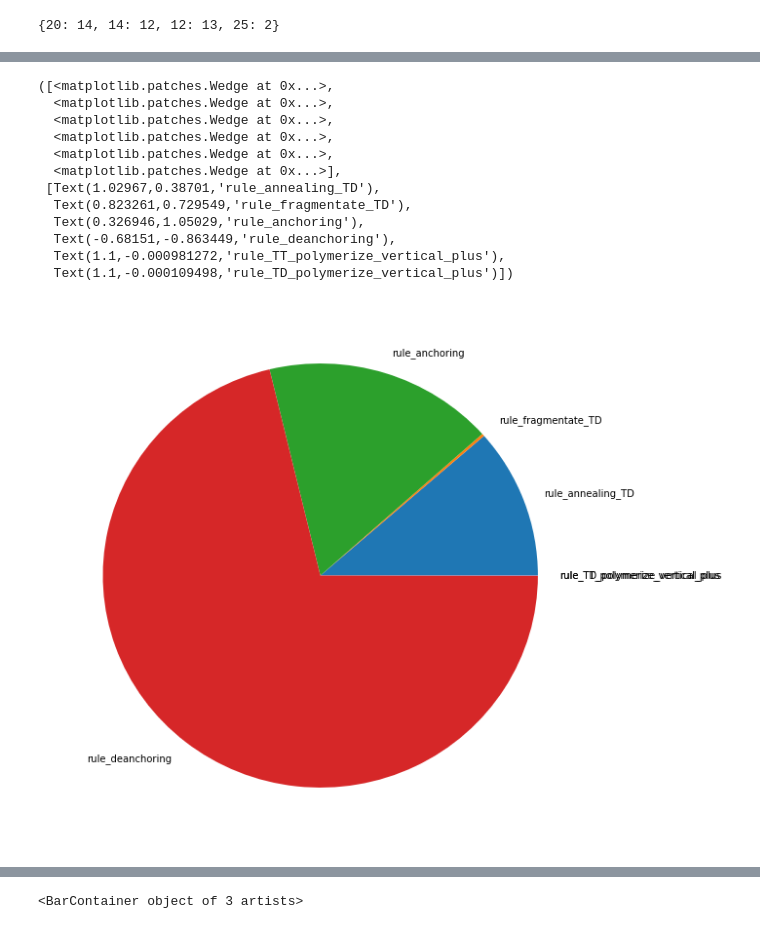
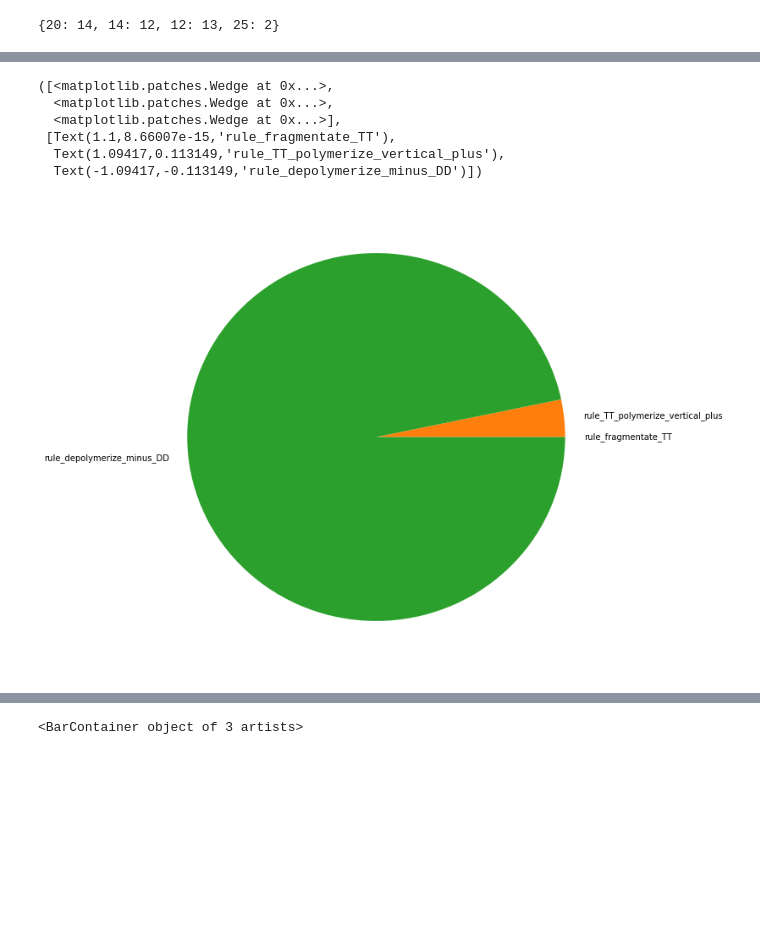
Before and after one commit to Meteoricer/OpenMP, a Jupyter notebook: Propensity_Analysis.ipynb, the cells around one changed output, grey strips where cells are left out. Saved outputs shown, nothing was run; the diff lists cells and outputs as text; code cells hidden in the pictures; blank space fills up the shorter version.

Commit message:
add pie chart

```diff
--- a/Propensity_Analysis.ipynb
+++ b/Propensity_Analysis.ipynb
@@ -97,7 +97,21 @@ rules
 # %%
 if 14 in rules:
     del rules[14]#del deanchoring
+    contributions_up[14]=[0]*column_num
+    contributions_down[14]=[0]*column_num
 if 12 in rules:
     del rules[12]#del attatch
+    contributions_up[12]=[0]*column_num
+    contributions_down[12]=[0]*column_num
+if 5 in rules:
+    del rules[5]#del annealing_TT
+    contributions_up[5]=[0]*column_num
+    contributions_down[5]=[0]*column_num
 if 6 in rules:
     del rules[6]#del annealing_TD
+    contributions_up[6]=[0]*column_num
+    contributions_down[6]=[0]*column_num
+if 13 in rules:
+    del rules[13]#del anchoring
+    contributions_up[13]=[0]*column_num
+    contributions_down[13]=[0]*column_num
@@ -166,17 +243,11 @@ plt.pie(contribution_sum_plus,labels=rule_names_plus)
 # %%
 plt.figure(figsize=[10,10])
-plt.pie(abs(contribution_sum_minus),labels=rule_names_minus)
+plt.pie(abs(contribution_sum_minus)*1000,labels=rule_names_minus)
 # %% [output]
 ([<matplotlib.patches.Wedge at 0x...>,
   <matplotlib.patches.Wedge at 0x...>,
-  <matplotlib.patches.Wedge at 0x...>,
-  <matplotlib.patches.Wedge at 0x...>,
-  <matplotlib.patches.Wedge at 0x...>,
   <matplotlib.patches.Wedge at 0x...>],
- [Text(1.02967,0.38701,'rule_annealing_TD'),
-  Text(0.823261,0.729549,'rule_fragmentate_TD'),
-  Text(0.326946,1.05029,'rule_anchoring'),
-  Text(-0.68151,-0.863449,'rule_deanchoring'),
-  Text(1.1,-0.000981272,'rule_TT_polymerize_vertical_plus'),
-  Text(1.1,-0.000109498,'rule_TD_polymerize_vertical_plus')])
+ [Text(1.1,8.66007e-15,'rule_fragmentate_TT'),
+  Text(1.09417,0.113149,'rule_TT_polymerize_vertical_plus'),
+  Text(-1.09417,-0.113149,'rule_depolymerize_minus_DD')])
-[figure, old version]
+[figure, new version]
```
Also changed, not shown: parts of 20 cells of this notebook.
